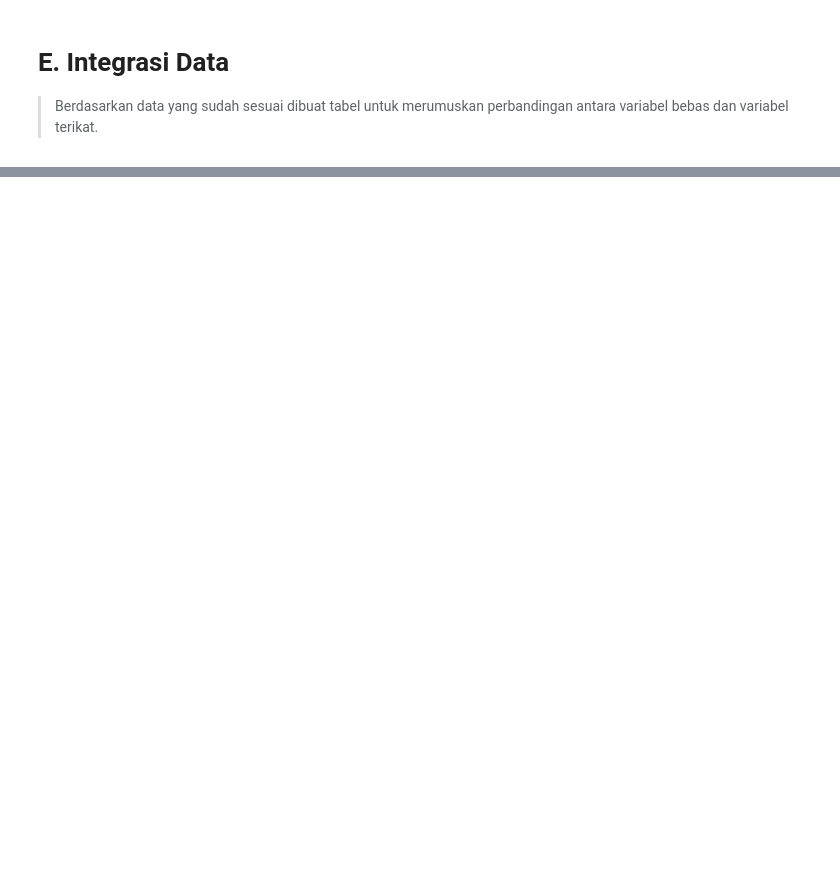
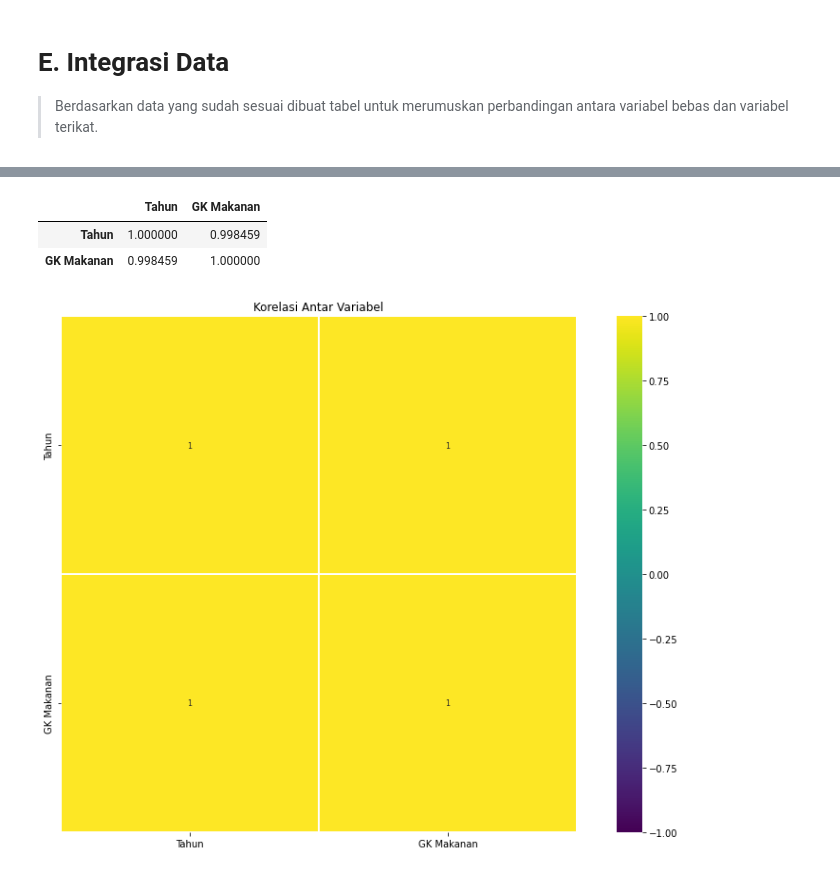
Before and after one commit to ReyhanAfrizal/No-Poverty-Indonesia-Kelompok-2, a Jupyter notebook: Tubes_Visdas_2.ipynb, the cells around one changed output, grey strips where cells are left out. Saved outputs shown, nothing was run; the diff lists cells and outputs as text; code cells hidden in the pictures; blank space fills up the shorter version.

```diff
--- a/Tubes_Visdas_2.ipynb
+++ b/Tubes_Visdas_2.ipynb
@@ -365,0 +392,17 @@ test5
+# %%
+test1.corr()
+# %% [output]
+|  | Tahun | GK Makanan |
+| Tahun | 1.000000 | 0.998459 |
+| GK Makanan | 0.998459 | 1.000000 |
+# %%
+import matplotlib.pyplot as plt
+import seaborn as sns
+
+korelasi = test1.corr()
+plt.figure(figsize=(15, 10))
+sns.heatmap(korelasi[(korelasi <= 0.5) | (korelasi >= -0.8)], cmap='viridis', vmax=1.0, vmin=-1.0, linewidths=0.1,
+            annot=True, annot_kws={"size": 8}, square=True).set_title('Korelasi Antar Variabel')
+plt.show()
+# %% [output]
+[figure, added]
```
Also changed, not shown: parts of 160 cells of this notebook, 3 other files.
